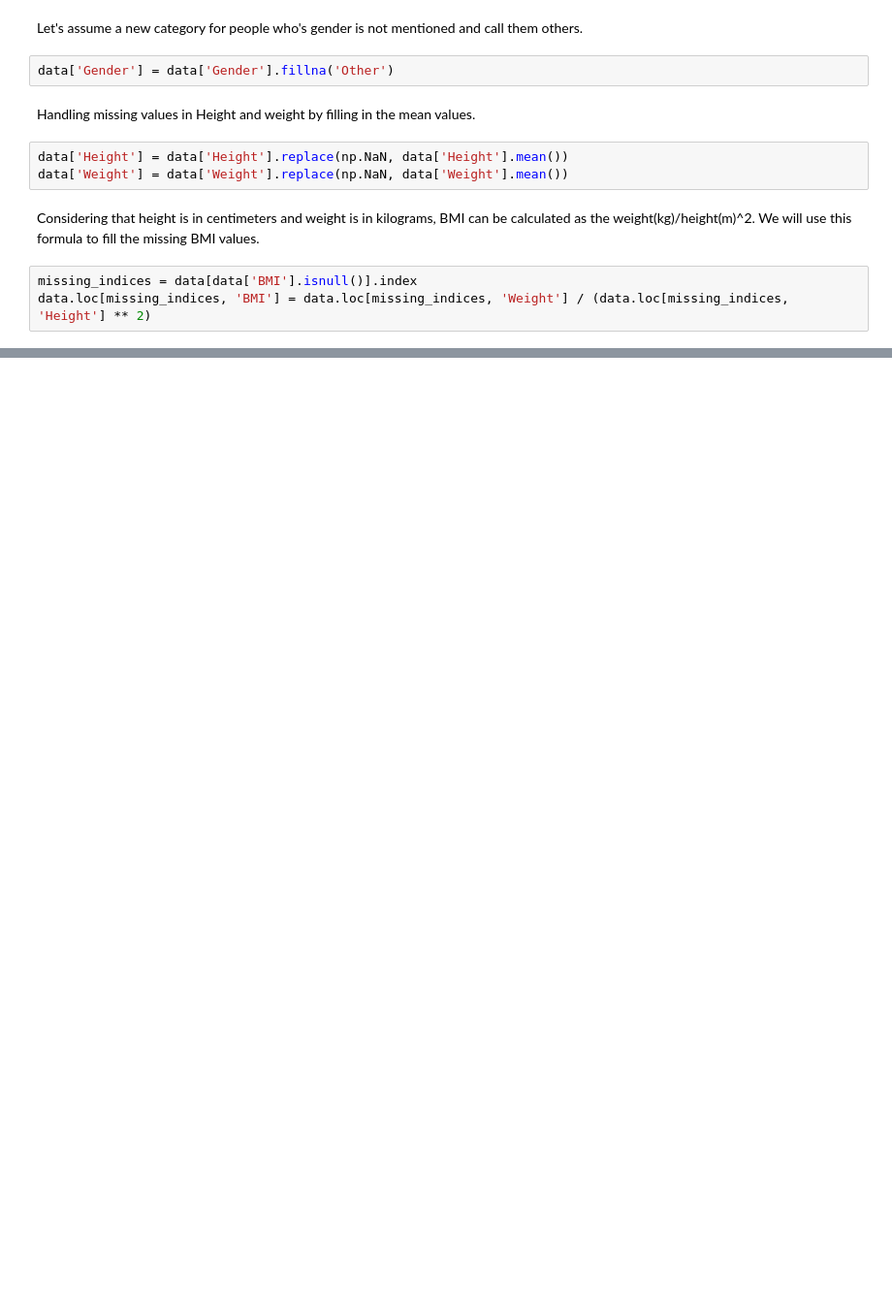
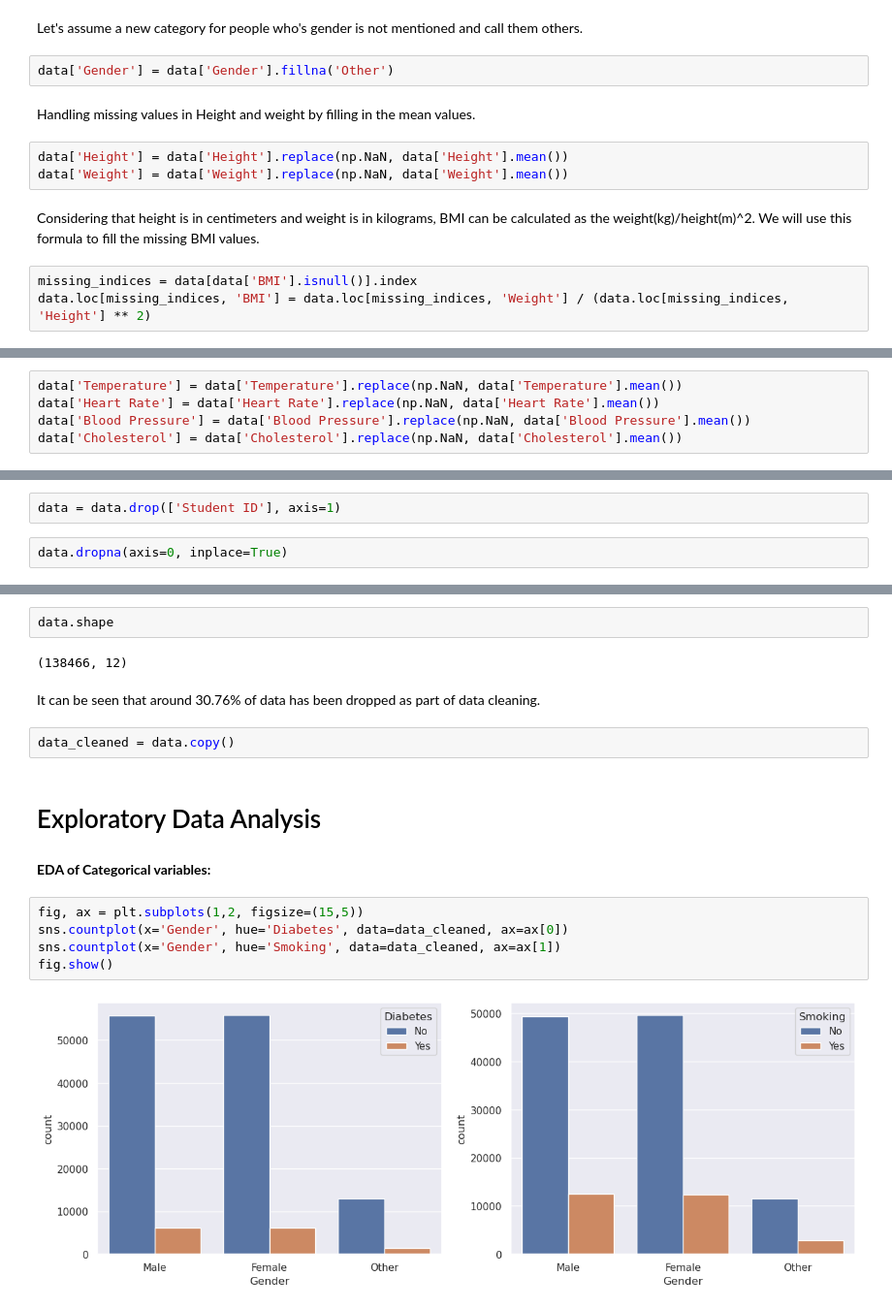
Before and after one commit to LaxmiVatsalyaDaita/Kaggle, a Jupyter notebook: med-students-data-analysis.ipynb, the cells around one changed output, grey strips where cells are left out. Shown at 97% size. Cells and saved outputs as stored; diff of their text form; blank space fills up the shorter version.

Commit message:
Kaggle Notebook | Med_Students_Data_Analysis | Version 4

```diff
--- a/med-students-data-analysis.ipynb
+++ b/med-students-data-analysis.ipynb
@@ -132,0 +143,5 @@ data.loc[missing_indices, 'BMI'] = data.loc[missing_indices, 'Weight'] / (data.l
+# %%
+data['Temperature'] = data['Temperature'].replace(np.NaN, data['Temperature'].mean())
+data['Heart Rate'] = data['Heart Rate'].replace(np.NaN, data['Heart Rate'].mean())
+data['Blood Pressure'] = data['Blood Pressure'].replace(np.NaN, data['Blood Pressure'].mean())
+data['Cholesterol'] = data['Cholesterol'].replace(np.NaN, data['Cholesterol'].mean())
@@ -133,3 +171,7 @@ data.loc[missing_indices, 'BMI'] = data.loc[missing_indices, 'Weight'] / (data.l
+# %%
+data = data.drop(['Student ID'], axis=1)
+# %%
+data.dropna(axis=0, inplace=True)
 # %%
 # after handling
 data.isnull().sum()
@@ -150,0 +194,19 @@ dtype: int64
+# %%
+data.shape
+# %% [output]
+(138466, 12)
+# %% [markdown]
+It can be seen that around 30.76% of data has been dropped as part of data cleaning.
+# %%
+data_cleaned = data.copy()
+# %% [markdown]
+# Exploratory Data Analysis
+# %% [markdown]
+**EDA of Categorical variables:**
+# %%
+fig, ax = plt.subplots(1,2, figsize=(15,5))
+sns.countplot(x='Gender', hue='Diabetes', data=data_cleaned, ax=ax[0])
+sns.countplot(x='Gender', hue='Smoking', data=data_cleaned, ax=ax[1])
+fig.show()
+# %% [output]
+[figure, added]
```
Also changed, not shown: parts of 15 cells of this notebook.
